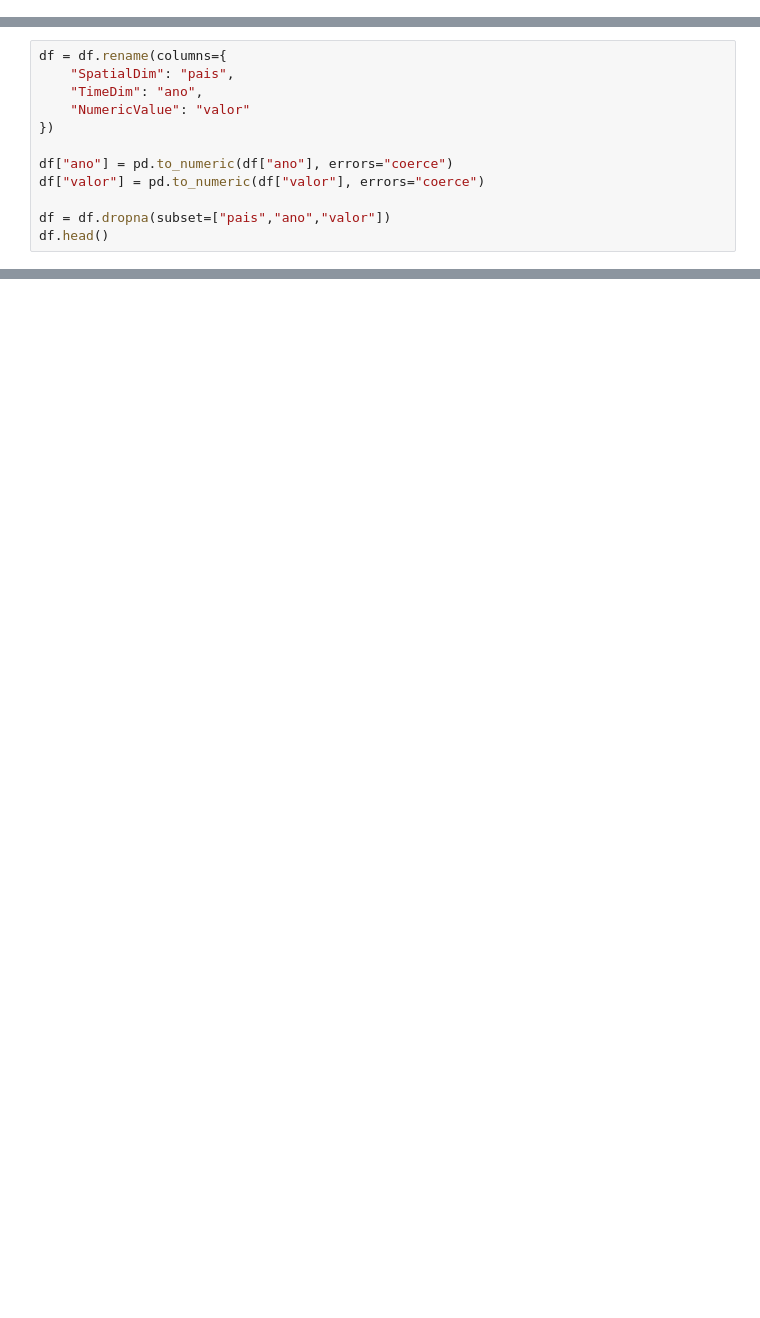
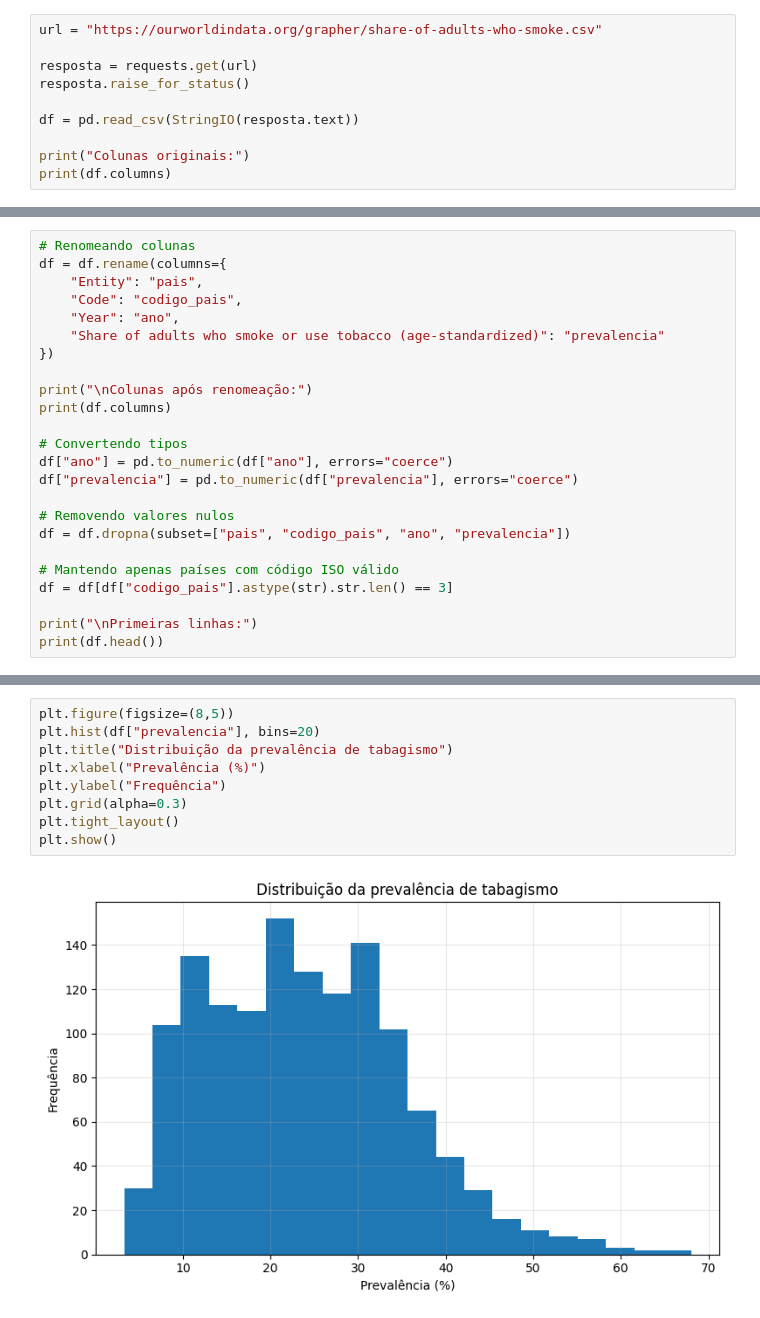
Before and after one commit to danielfilho-school/PA2-tabagismo, a Jupyter notebook: Tabagismo/notebooks/etapa2_eda_tobacco_control_who.ipynb, the cells around one changed output, grey strips where cells are left out. Saved outputs shown, nothing was run; the diff lists cells and outputs as text; blank space fills up the shorter version.

```diff
--- a/Tabagismo/notebooks/etapa2_eda_tobacco_control_who.ipynb
+++ b/Tabagismo/notebooks/etapa2_eda_tobacco_control_who.ipynb
@@ -25,0 +14,10 @@ df.head()
+# %%
+url = "https://ourworldindata.org/grapher/share-of-adults-who-smoke.csv"
+
+resposta = requests.get(url)
+resposta.raise_for_status()
+
+df = pd.read_csv(StringIO(resposta.text))
+
+print("Colunas originais:")
+print(df.columns)
@@ -26,12 +31,24 @@ df.head()
 # %%
+# Renomeando colunas
 df = df.rename(columns={
-    "SpatialDim": "pais",
-    "TimeDim": "ano",
-    "NumericValue": "valor"
+    "Entity": "pais",
+    "Code": "codigo_pais",
+    "Year": "ano",
+    "Share of adults who smoke or use tobacco (age-standardized)": "prevalencia"
 })
 
+print("\nColunas após renomeação:")
+print(df.columns)
+
+# Convertendo tipos
 df["ano"] = pd.to_numeric(df["ano"], errors="coerce")
-df["valor"] = pd.to_numeric(df["valor"], errors="coerce")
+df["prevalencia"] = pd.to_numeric(df["prevalencia"], errors="coerce")
 
-df = df.dropna(subset=["pais","ano","valor"])
-df.head()
+# Removendo valores nulos
+df = df.dropna(subset=["pais", "codigo_pais", "ano", "prevalencia"])
+
+# Mantendo apenas países com código ISO válido
+df = df[df["codigo_pais"].astype(str).str.len() == 3]
+
+print("\nPrimeiras linhas:")
+print(df.head())
@@ -37,0 +94,11 @@ df.head()
+# %%
+plt.figure(figsize=(8,5))
+plt.hist(df["prevalencia"], bins=20)
+plt.title("Distribuição da prevalência de tabagismo")
+plt.xlabel("Prevalência (%)")
+plt.ylabel("Frequência")
+plt.grid(alpha=0.3)
+plt.tight_layout()
+plt.show()
+# %% [output]
+[figure, added]
```
Also changed, not shown: parts of 29 cells of this notebook, 3 other files.
